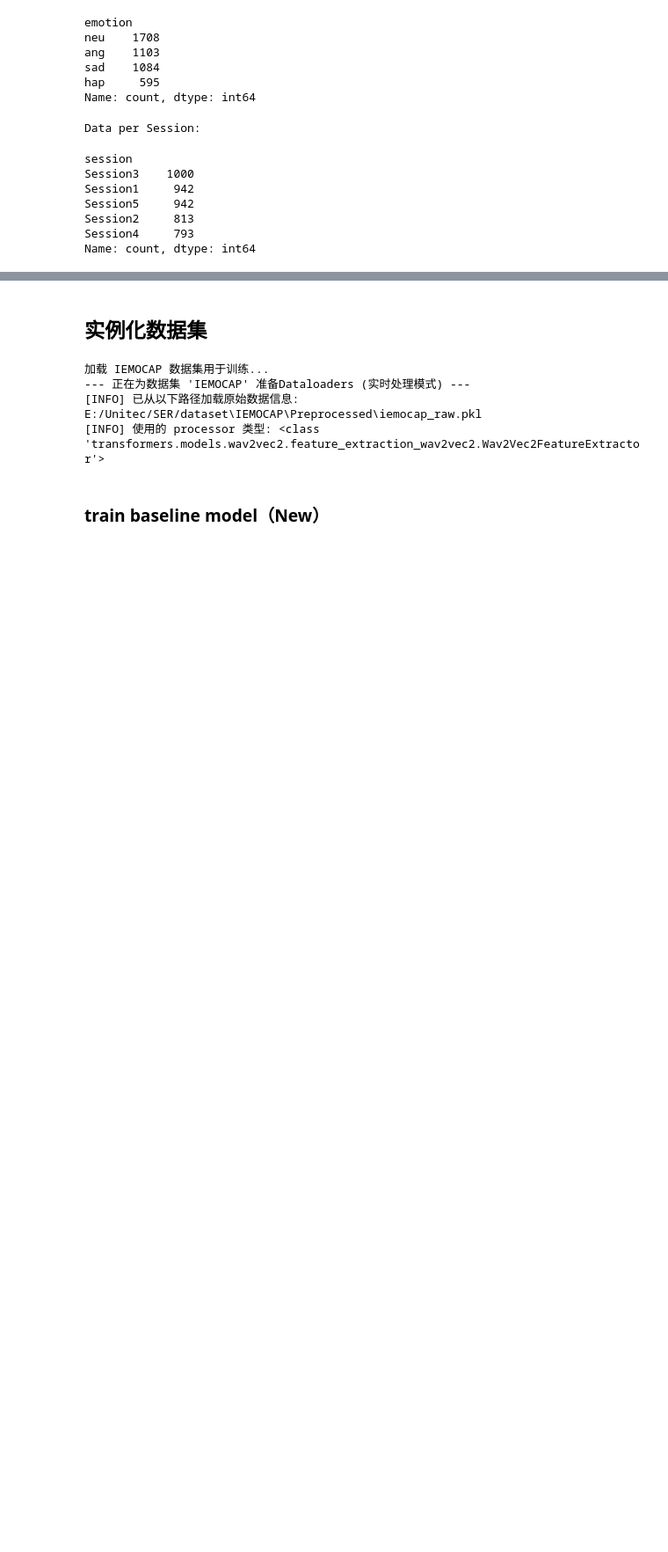
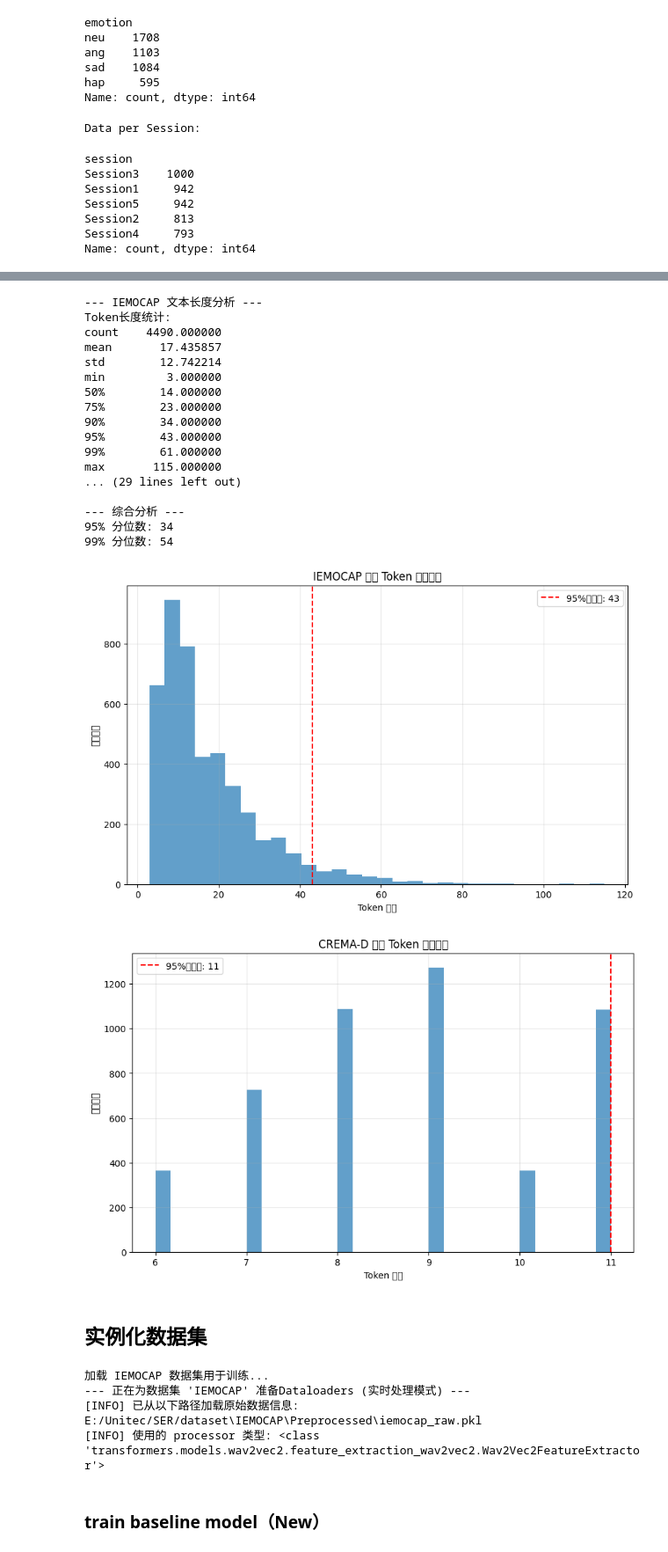
Before and after one commit to IrisHux/SER, a Jupyter notebook: test_tools.ipynb, the cells around one changed output, grey strips where cells are left out. Shown at 88% size. Cells and saved outputs as stored; diff of their text form; code cells hidden in the pictures; blank space fills up the shorter version.

Commit message:
updated max length of audio and text inputs

```diff
--- a/test_tools.ipynb
+++ b/test_tools.ipynb
@@ -263,3 +323,83 @@ emotion
+# %%
+import pandas as pd
+import numpy as np
+import matplotlib.pyplot as plt
+from transformers import AutoTokenizer
+from core.config import CONFIG
+
+# 加载配置
+CONFIG.load_config("config.yaml")
+
+# 使用与模型相匹配的分词器
+tokenizer = AutoTokenizer.from_pretrained(CONFIG.text_encoder_name())
+
+# 分析数据集的文本长度
+def analyze_text_lengths(dataset_name, df):
+    print(f"\n--- {dataset_name} 文本长度分析 ---")
+
+    # 计算token长度
+    token_lengths = []
+    for text in df['text']:
+        tokens = tokenizer(text, padding=False, truncation=False)
+        token_lengths.append(len(tokens['input_ids']))
+
+    # 转为 Series 便于分析
+    lengths_series = pd.Series(token_lengths)
+
+    # 显示统计摘要
+    print("Token长度统计:")
+    stats = lengths_series.describe(percentiles=[.5, .75, .9, .95, .99])
+    print(stats)
+
+    # 显示分位数
+    print("\n分位数分布:")
+    for p in [50, 75, 90, 95, 99]:
+        print(f"{p}% 的样本 token 长度 <= {np.percentile(token_lengths, p):.0f}")
+
+    # 绘制直方图
+    plt.figure(figsize=(10, 6))
+    plt.hist(token_lengths, bins=30, alpha=0.7)
+    plt.axvline(np.percentile(token_lengths, 95), color='r', linestyle='--',
+                label=f'95%分位数: {np.percentile(token_lengths, 95):.0f}')
+    plt.title(f'{dataset_name} 文本 Token 长度分布')
+    plt.xlabel('Token 长度')
+    plt.ylabel('样本数量')
+    plt.legend()
+    plt.grid(True, alpha=0.3)
+
+    return token_lengths
+
+# 分析 IEMOCAP 数据集
+iemocap_token_lengths = analyze_text_lengths("IEMOCAP", iemocap_df)
+
+# 分析 CREMA-D 数据集
+cremad_token_lengths = analyze_text_lengths("CREMA-D", cremad_df)
+
+# 整合两个数据集的统计结果，找到合适的截断点
+all_lengths = iemocap_token_lengths + cremad_token_lengths
+print("\n--- 综合分析 ---")
+print(f"95% 分位数: {np.percentile(all_lengths, 95):.0f}")
+print(f"99% 分位数: {np.percentile(all_lengths, 99):.0f}")
+# %% [output]
+--- IEMOCAP 文本长度分析 ---
+Token长度统计:
+count    4490.000000
+mean       17.435857
+std        12.742214
+min         3.000000
+50%        14.000000
+75%        23.000000
+90%        34.000000
+95%        43.000000
+99%        61.000000
+max       115.000000
+... (29 lines left out)
+
+--- 综合分析 ---
+95% 分位数: 34
+99% 分位数: 54
+[figure, added]
+[figure, added]
 # %% [markdown]
 ## 实例化数据集
 # %%
```
Also changed, not shown: parts of 7 cells of this notebook, 5 other files.
